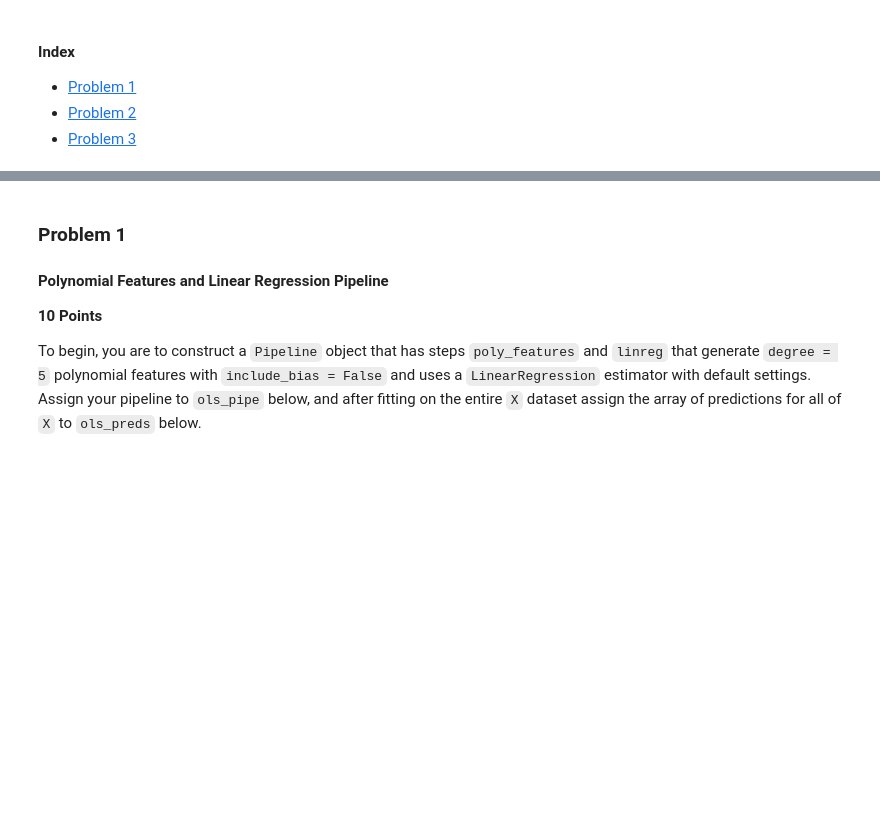
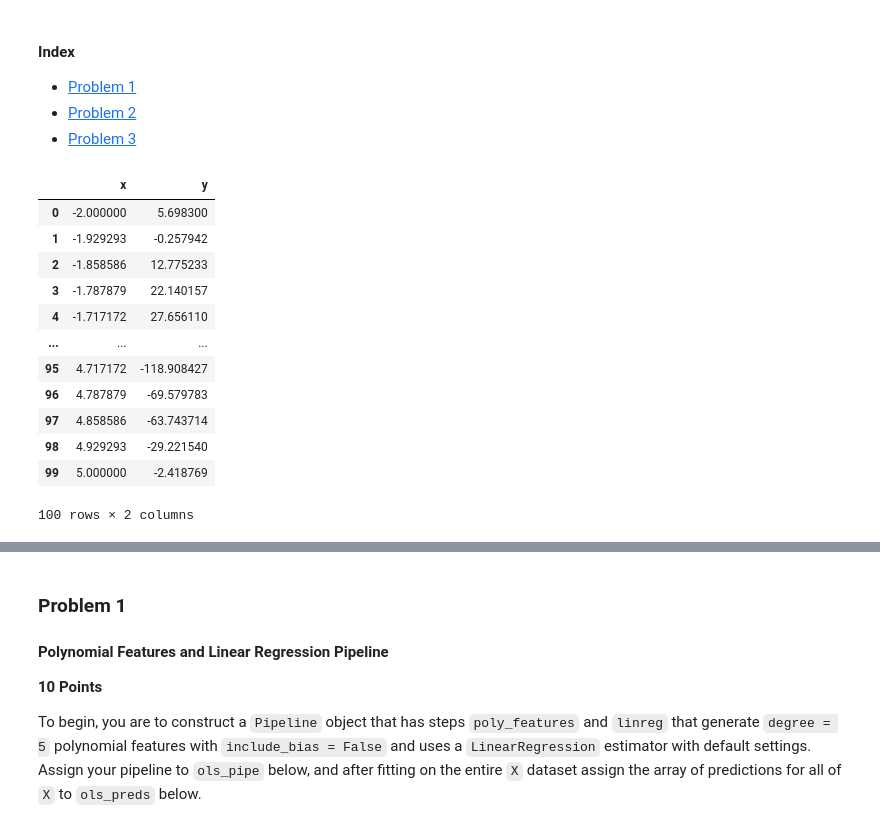
Before and after one commit to PlamenStilyianov/Professional_Certificate_in_ML_and_AI, a Jupyter notebook: Module9/Solutions/codio_9_4_solution/coding_activity_9.4_clean.ipynb, the cells around one changed output, grey strips where cells are left out. Drawn from its saved outputs; the diff is of its cells as text; code cells hidden in the pictures; blank space fills up the shorter version.

```diff
--- a/Module9/Solutions/codio_9_4_solution/coding_activity_9.4_clean.ipynb
+++ b/Module9/Solutions/codio_9_4_solution/coding_activity_9.4_clean.ipynb
@@ -26,6 +26,22 @@ import pandas as pd
 import numpy as np
 # %%
 data = pd.read_csv('data/synthetic_9.4.csv')
+# %%
+data
+# %% [output]
+|  | x | y |
+| 0 | -2.000000 | 5.698300 |
+| 1 | -1.929293 | -0.257942 |
+| 2 | -1.858586 | 12.775233 |
+| 3 | -1.787879 | 22.140157 |
+| 4 | -1.717172 | 27.656110 |
+| ... | ... | ... |
+| 95 | 4.717172 | -118.908427 |
+| 96 | 4.787879 | -69.579783 |
+| 97 | 4.858586 | -63.743714 |
+| 98 | 4.929293 | -29.221540 |
+| 99 | 5.000000 | -2.418769 |
+100 rows × 2 columns
 # %%
 X, y = data[['x']], data['y']
 # %%
```
Also changed, not shown: parts of 7 cells of this notebook, 42 other files.
